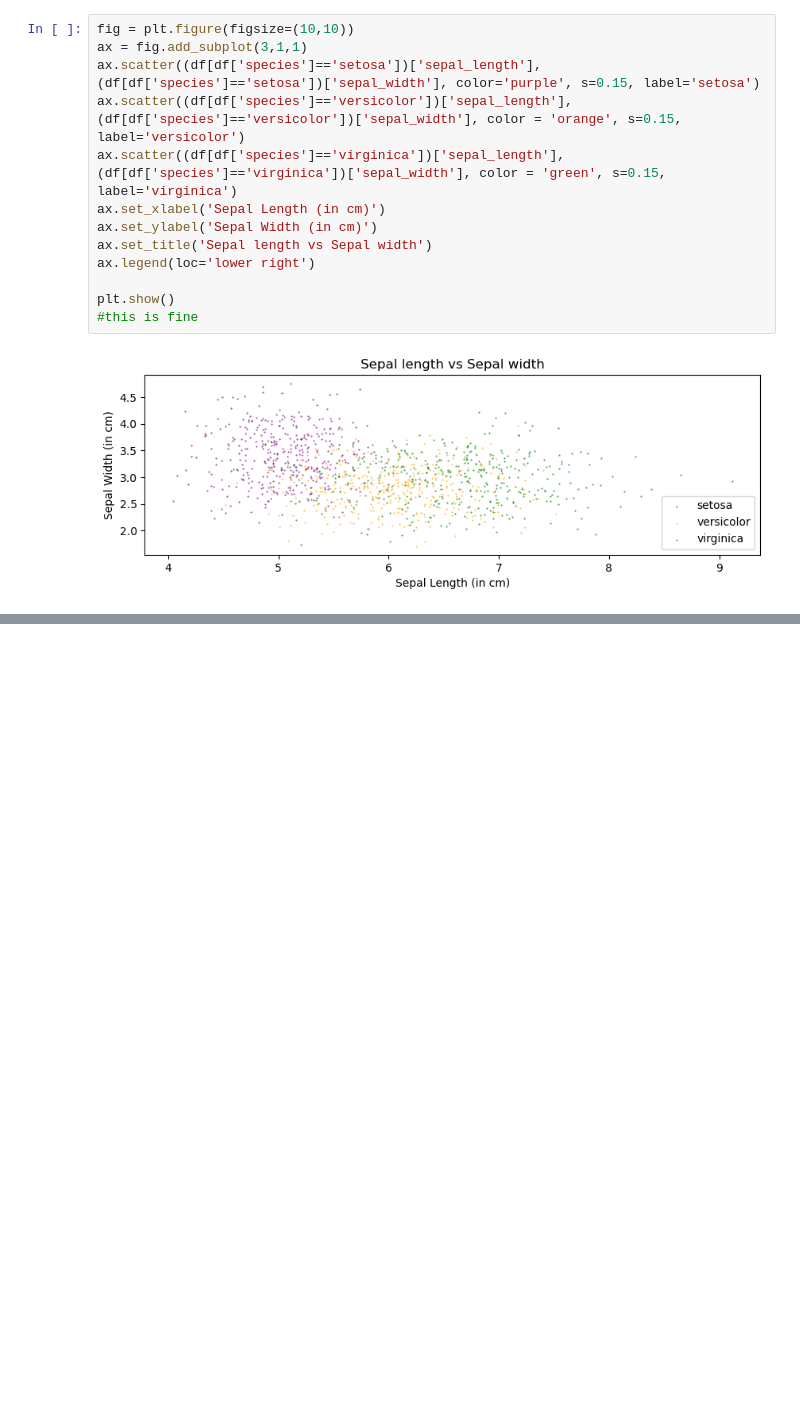
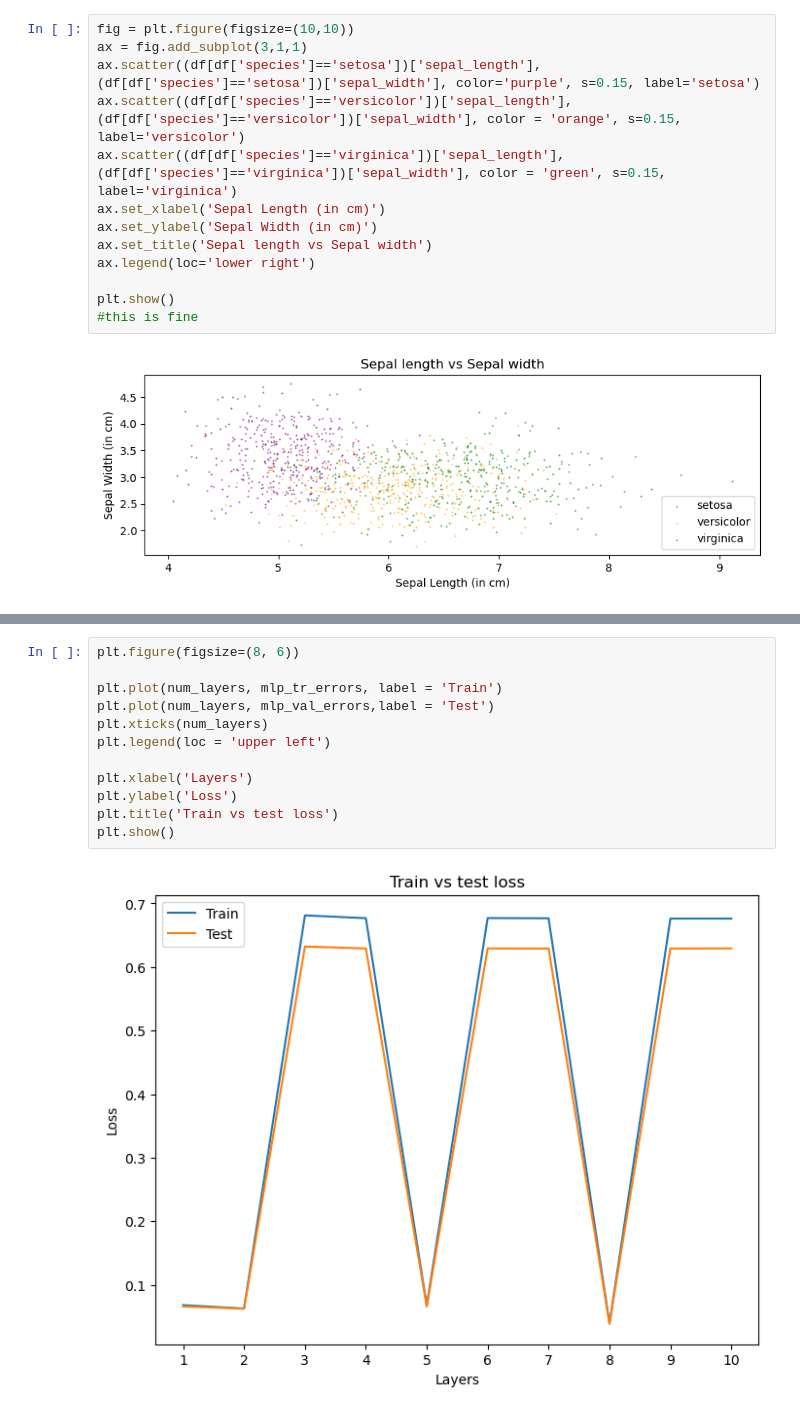
Before and after one commit to Prateek2000/ml-project-2024-autumn, a Jupyter notebook: flowers.ipynb, the cells around one changed output, grey strips where cells are left out. Saved outputs shown, nothing was run; the diff lists cells and outputs as text; blank space fills up the shorter version.

```diff
--- a/flowers.ipynb
+++ b/flowers.ipynb
@@ -85,0 +186,14 @@ plt.show()
+# %%
+plt.figure(figsize=(8, 6))
+
+plt.plot(num_layers, mlp_tr_errors, label = 'Train')
+plt.plot(num_layers, mlp_val_errors,label = 'Test')
+plt.xticks(num_layers)
+plt.legend(loc = 'upper left')
+
+plt.xlabel('Layers')
+plt.ylabel('Loss')
+plt.title('Train vs test loss')
+plt.show()
+# %% [output]
+[figure, added]
```
Also changed, not shown: parts of 8 cells of this notebook, 1 other file.
